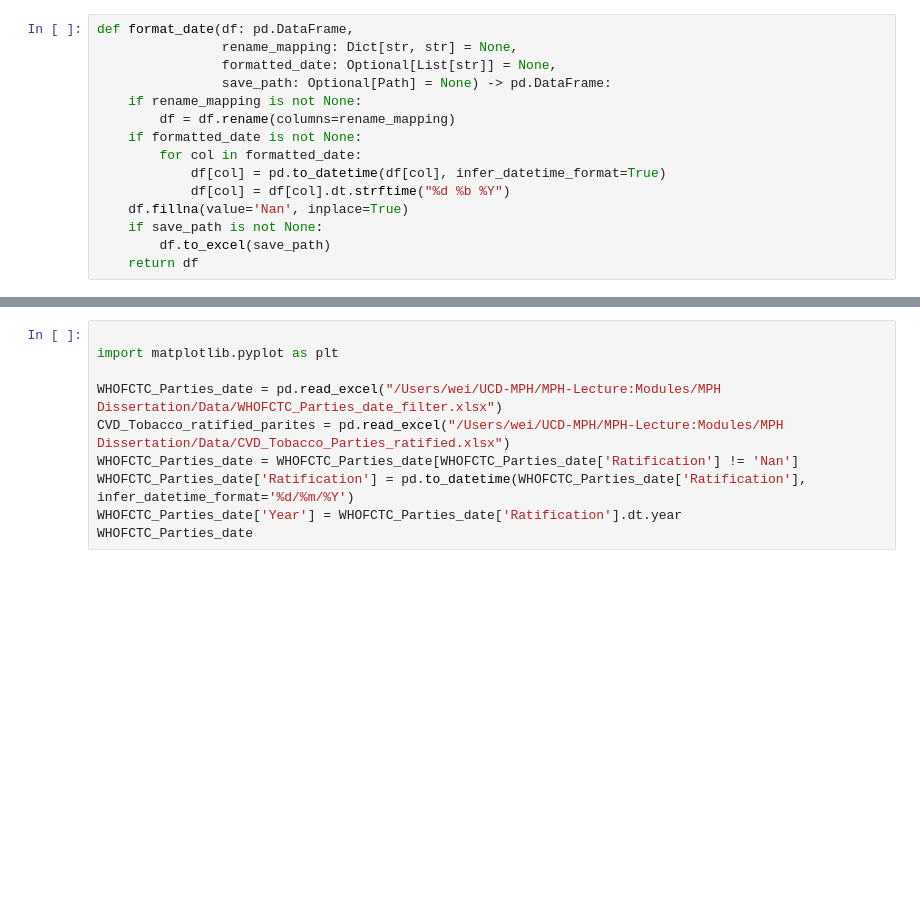
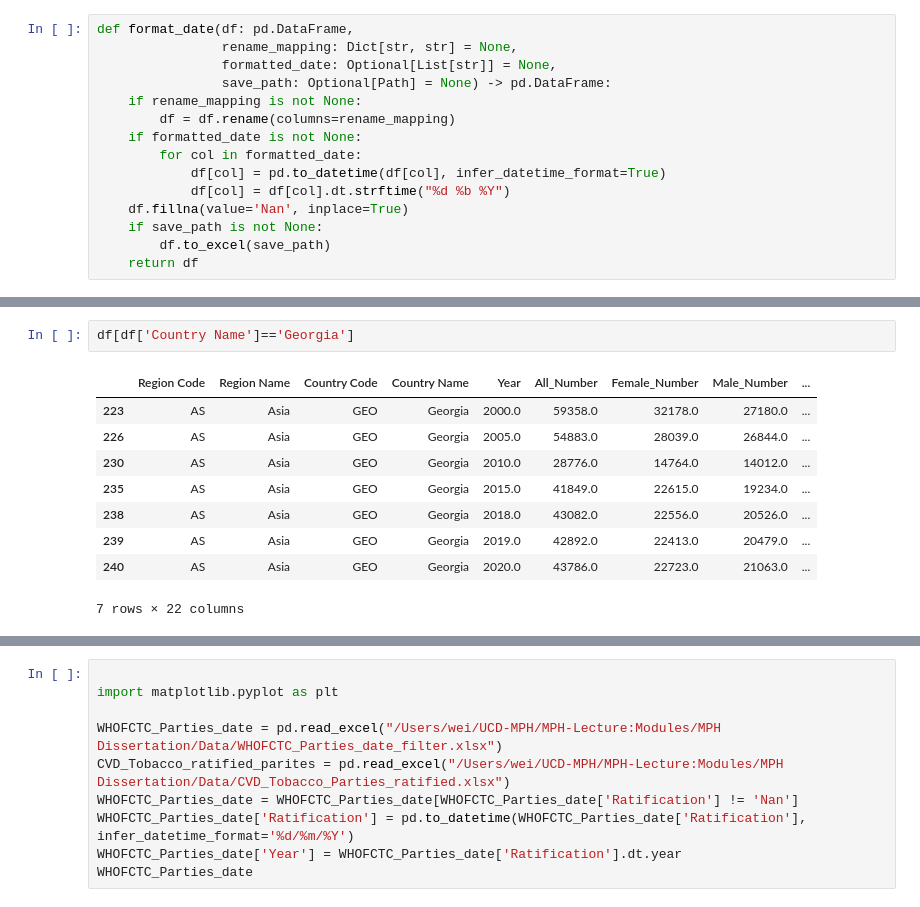
Before and after one commit to WeiJanChang/fctc_eval, a Jupyter notebook: notebook/flowchart.ipynb, the cells around one changed output, grey strips where cells are left out. Drawn from its saved outputs; the diff is of its cells as text; blank space fills up the shorter version.

```diff
--- a/notebook/flowchart.ipynb
+++ b/notebook/flowchart.ipynb
@@ -396,0 +466,12 @@ print(df['Country Name'].unique(),len(df['Country Name'].unique()), df.shape)
+# %%
+df[df['Country Name']=='Georgia']
+# %% [output]
+|  | Region Code | Region Name | Country Code | Country Name | Year | All_Number | Female_Number | Male_Number | ... |
+| 223 | AS | Asia | GEO | Georgia | 2000.0 | 59358.0 | 32178.0 | 27180.0 | ... |
+| 226 | AS | Asia | GEO | Georgia | 2005.0 | 54883.0 | 28039.0 | 26844.0 | ... |
+| 230 | AS | Asia | GEO | Georgia | 2010.0 | 28776.0 | 14764.0 | 14012.0 | ... |
+| 235 | AS | Asia | GEO | Georgia | 2015.0 | 41849.0 | 22615.0 | 19234.0 | ... |
+| 238 | AS | Asia | GEO | Georgia | 2018.0 | 43082.0 | 22556.0 | 20526.0 | ... |
+| 239 | AS | Asia | GEO | Georgia | 2019.0 | 42892.0 | 22413.0 | 20479.0 | ... |
+| 240 | AS | Asia | GEO | Georgia | 2020.0 | 43786.0 | 22723.0 | 21063.0 | ... |
+7 rows × 22 columns
```
Also changed, not shown: parts of 21 cells of this notebook, 2 other files.
